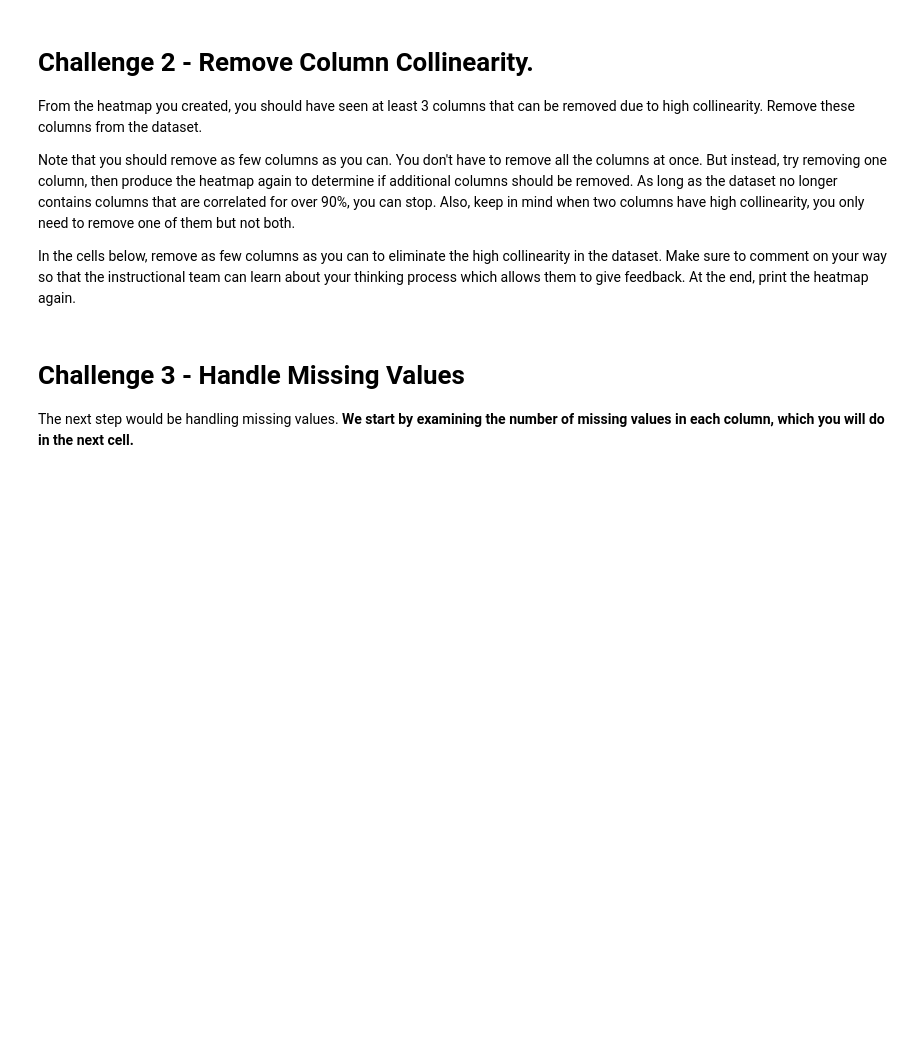
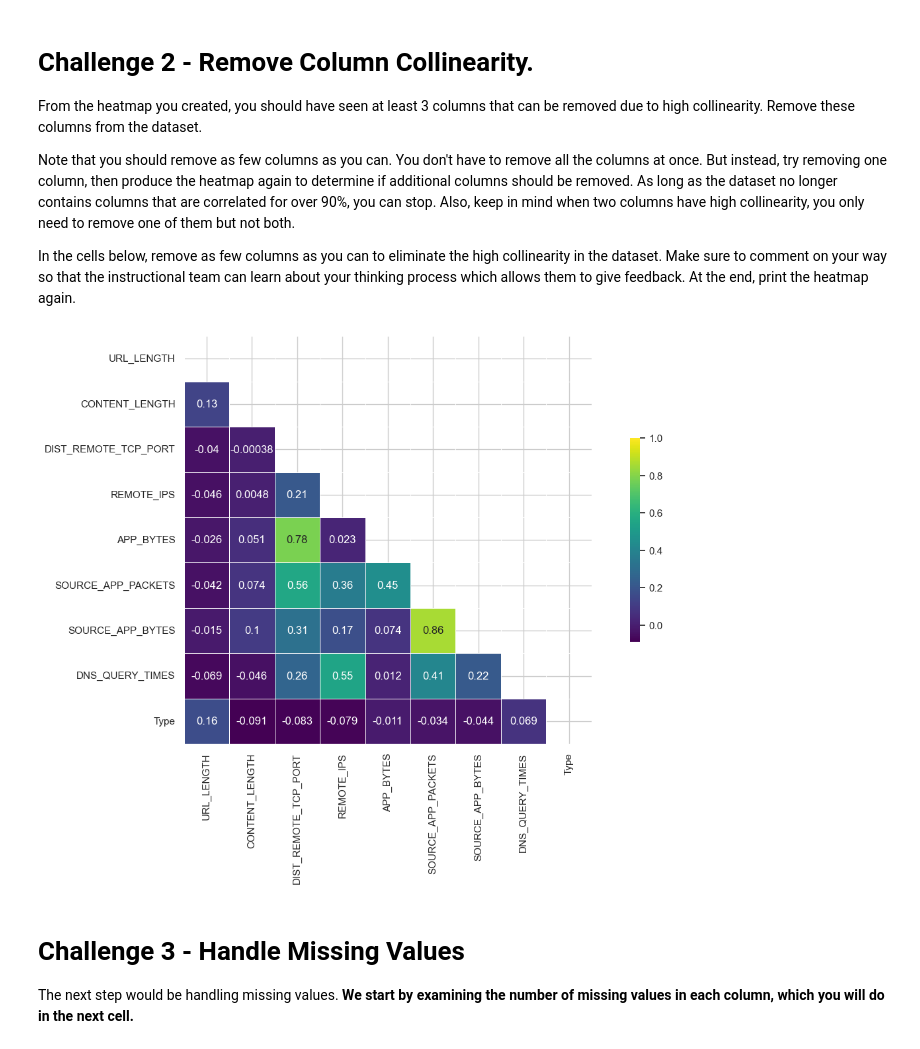
Before and after one commit to xrodrimo/lab-supervised-learning, a Jupyter notebook: your-code/main.ipynb, the cells around one changed output. Saved outputs shown, nothing was run; the diff lists cells and outputs as text; code cells hidden in the pictures; blank space fills up the shorter version.

```diff
--- a/your-code/main.ipynb
+++ b/your-code/main.ipynb
@@ -71,3 +137,19 @@ In the cells below, remove as few columns as you can to eliminate the high colli
+# %%
+cor = cor.drop(columns=["NUMBER_SPECIAL_CHARACTERS","TCP_CONVERSATION_EXCHANGE","APP_PACKETS","REMOTE_APP_BYTES","REMOTE_APP_PACKETS"])
+correl = cor.corr()
+# %%
+mask = np.triu(np.ones_like(correl), k=0)
+sns.heatmap(correl,
+            mask = mask,
+            cmap="viridis",
+            annot= True,
+            square=True,
+            linewidth=0.5,
+            vmax=1,
+            cbar_kws={"shrink": .5}
+);
+# %% [output]
+[figure, added]
 # %% [markdown]
 # Challenge 3 - Handle Missing Values
 
```
Also changed, not shown: parts of 63 cells of this notebook.
